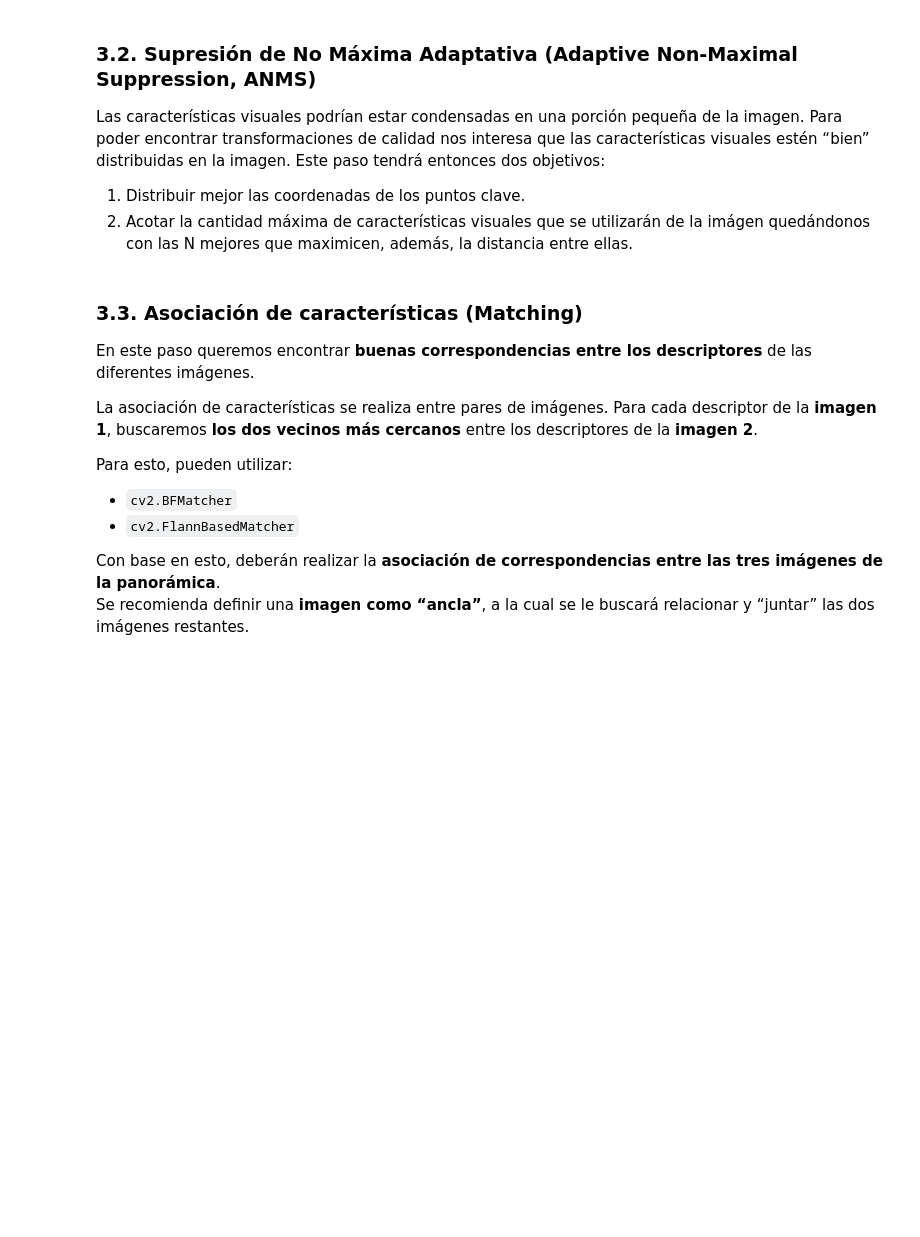
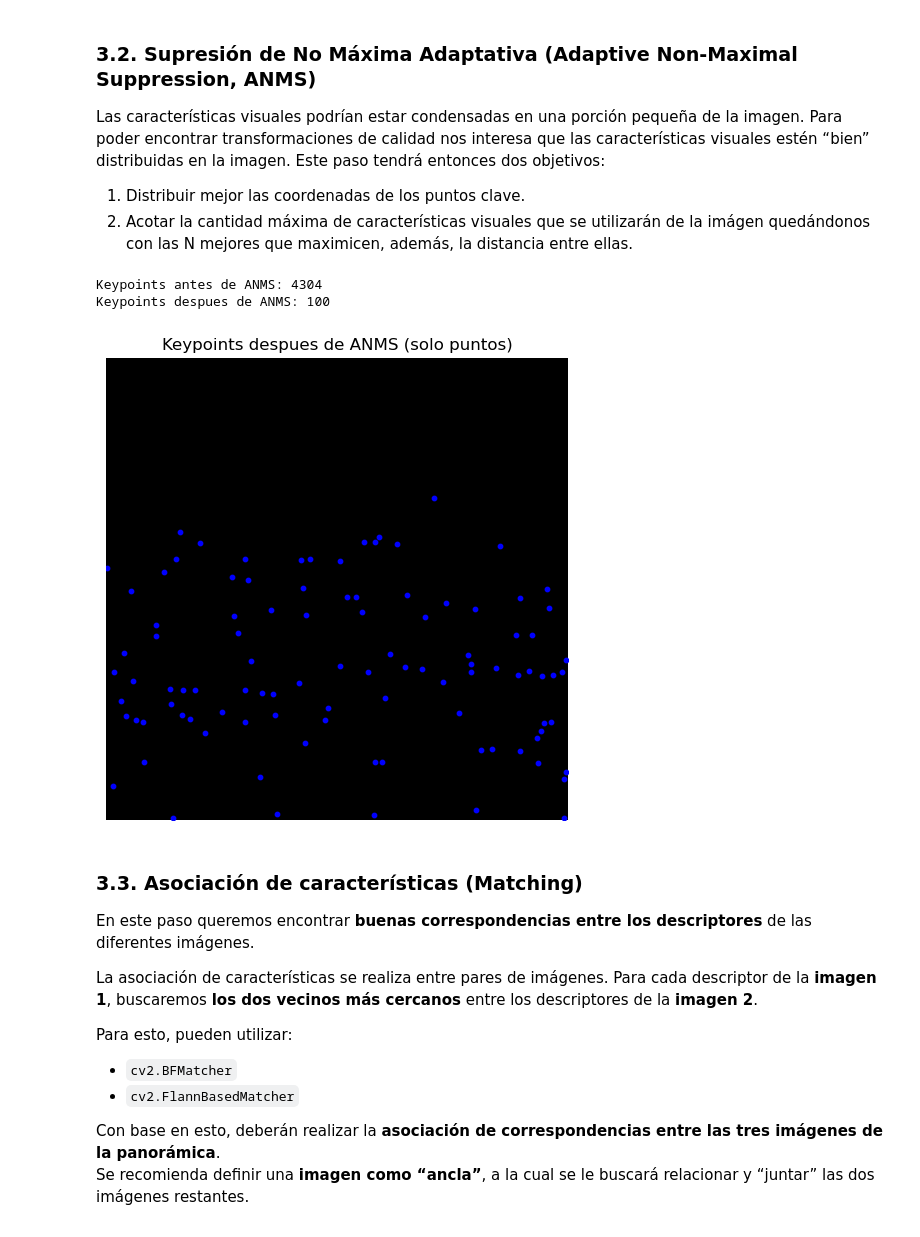
Before and after one commit to belendepaloo/Vision-Artificial, a Jupyter notebook: Castañeda_Depalo_tp1_pano/tp1_pano.ipynb, the cells around one changed output. Saved outputs shown, nothing was run; the diff lists cells and outputs as text; code cells hidden in the pictures; blank space fills up the shorter version.

```diff
--- a/Castañeda_Depalo_tp1_pano/tp1_pano.ipynb
+++ b/Castañeda_Depalo_tp1_pano/tp1_pano.ipynb
@@ -85,3 +92,42 @@ distancia entre ellas.
+# %%
+#Adaptative Non Maximal Suppression (ANMS)
+
+def anms(corners, num_corners=100):
+    if len(corners) <= num_corners:
+        return corners
+
+    # Inicializar radios con un valor grande
+    radii = np.full(len(corners), np.inf)
+
+    for i, (x_i, y_i) in enumerate(corners):
+        print(f"Procesando punto {i+1}/{len(corners)}", end='\r')
+        for j, (x_j, y_j) in enumerate(corners):
+            if i != j:
+                dist = np.sqrt((x_i - x_j) ** 2 + (y_i - y_j) ** 2)
+                if dist < radii[i]:
+                    radii[i] = dist
+
+    # Obtener los índices de los puntos con los mayores radios
+    selected_indices = np.argsort(radii)[-num_corners:]
+
+    return corners[selected_indices]
+
+#Imprimo los keypoints SIFT antes y despues de ANMS
+print(f"Keypoints antes de ANMS: {len(pts)}")
+keypoints_anms = anms(pts, num_corners=100)
+print(f"Keypoints despues de ANMS: {len(keypoints_anms)}")
+
+#Mostrar los puntos ANMS sobre fondo blanco
+plt.figure(figsize=(8, 6))
+plt.imshow(np.ones(img0.shape[:2]), cmap='gray')  # fondo blanco
+plt.scatter(keypoints_anms[:, 0], keypoints_anms[:, 1], s=10, c='blue')
+plt.title("Keypoints despues de ANMS (solo puntos)")
+plt.axis('off')
+plt.show()
+# %% [output]
+Keypoints antes de ANMS: 4304
+Keypoints despues de ANMS: 100
+[figure, added]
 # %% [markdown]
 ### 3.3. Asociación de características (Matching)
 
```
Also changed, not shown: parts of 2 cells of this notebook.
